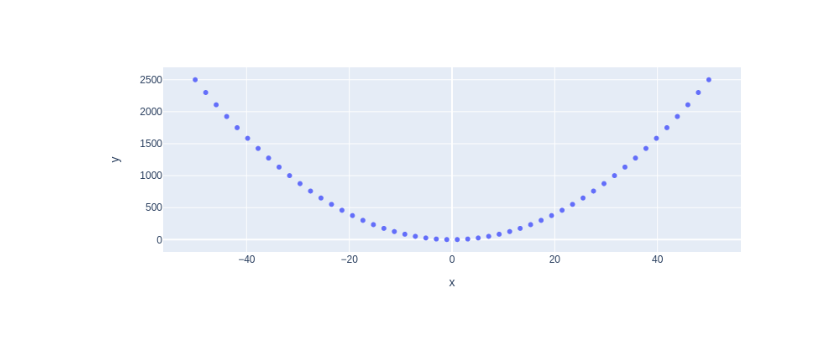
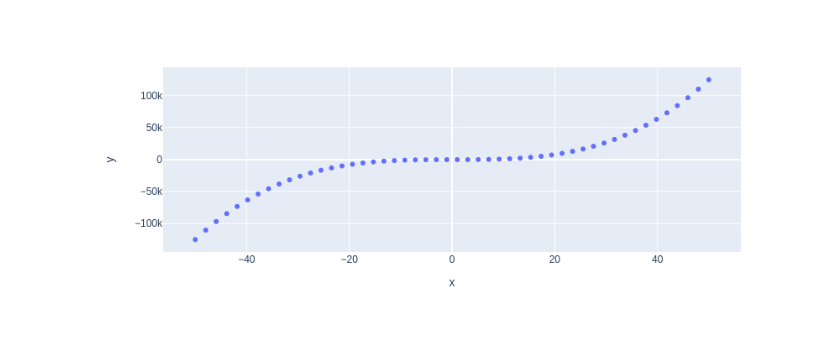
Before and after one commit to ng-rh/my-notebooks, a Jupyter notebook: experiment1.ipynb, the cells around one changed output. Drawn from its saved outputs; the diff is of its cells as text; code cells hidden in the pictures.

```diff
--- a/experiment1.ipynb
+++ b/experiment1.ipynb
@@ -1,12 +1,12 @@
 # %%
     import numpy as np
     import plotly.express as px
     # x.axis data points
     x = np.linspace(start=-50, stop=50)
     # y-axis data points
-    y = x ** 2
+    y = x ** 3
     # define the plot
     fig = px.scatter(x=x, y=y)
     fig.show()
 # %% [output]
-[figure, old version]
+[figure, new version]
```
